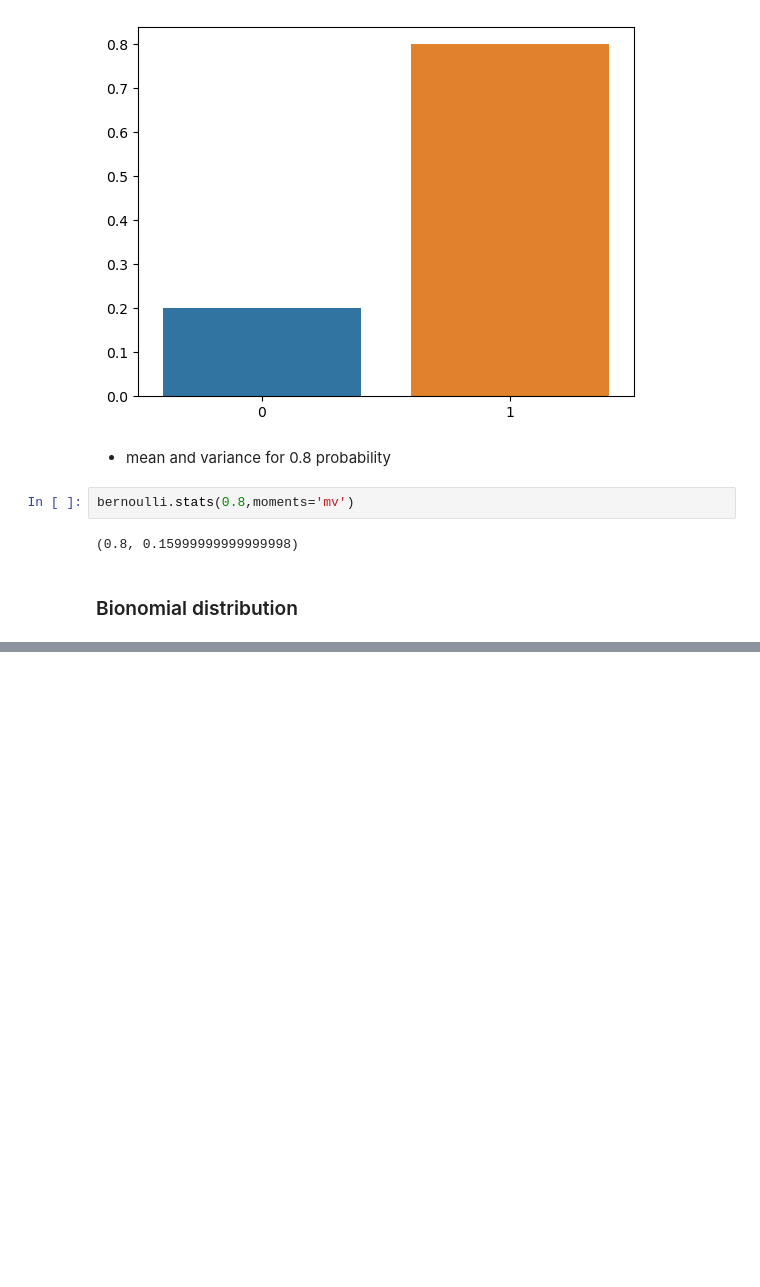
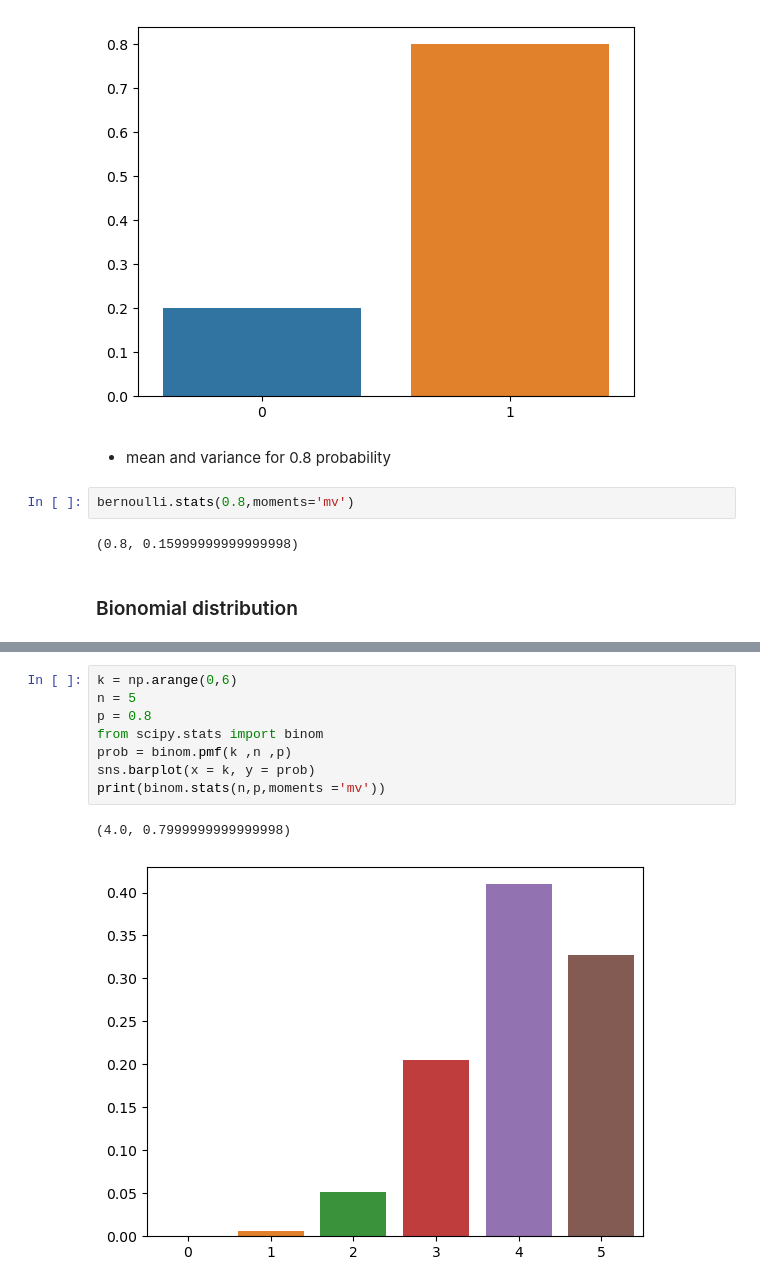
Before and after one commit to Abeermorshdy/Applied-Math, a Jupyter notebook: Statistics and probability/D3-stats.ipynb, the cells around one changed output, grey strips where cells are left out. Cells and saved outputs as stored; diff of their text form; blank space fills up the shorter version.

```diff
--- a/Statistics and probability/D3-stats.ipynb
+++ b/Statistics and probability/D3-stats.ipynb
@@ -201,0 +204,11 @@ bernoulli.stats(0.8,moments='mv')
+# %%
+k = np.arange(0,6)
+n = 5
+p = 0.8
+from scipy.stats import binom
+prob = binom.pmf(k ,n ,p)
+sns.barplot(x = k, y = prob)
+print(binom.stats(n,p,moments ='mv'))
+# %% [output]
+(4.0, 0.7999999999999998)
+[figure, added]
```
Also changed, not shown: parts of 8 cells of this notebook, 1 other file.
